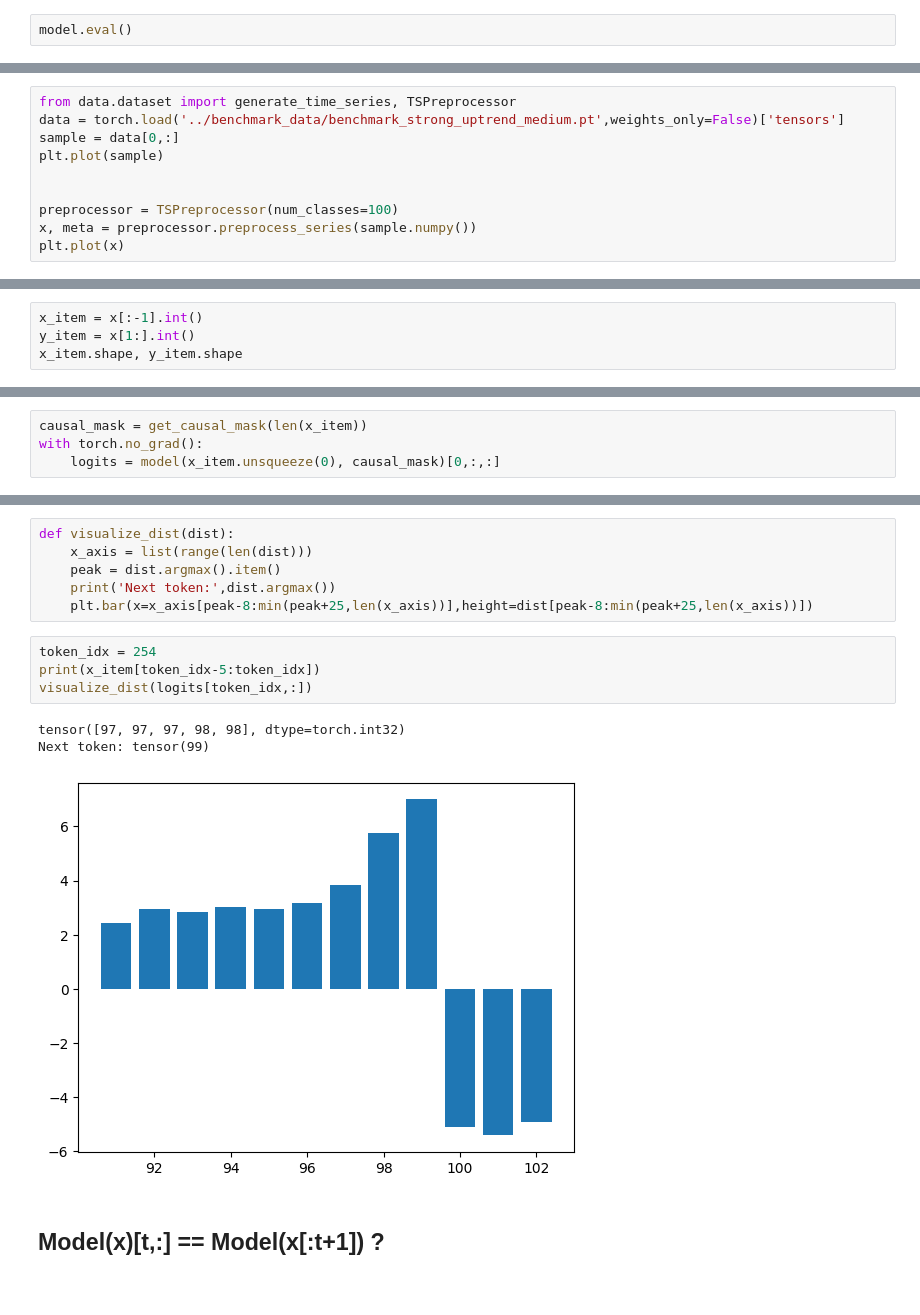
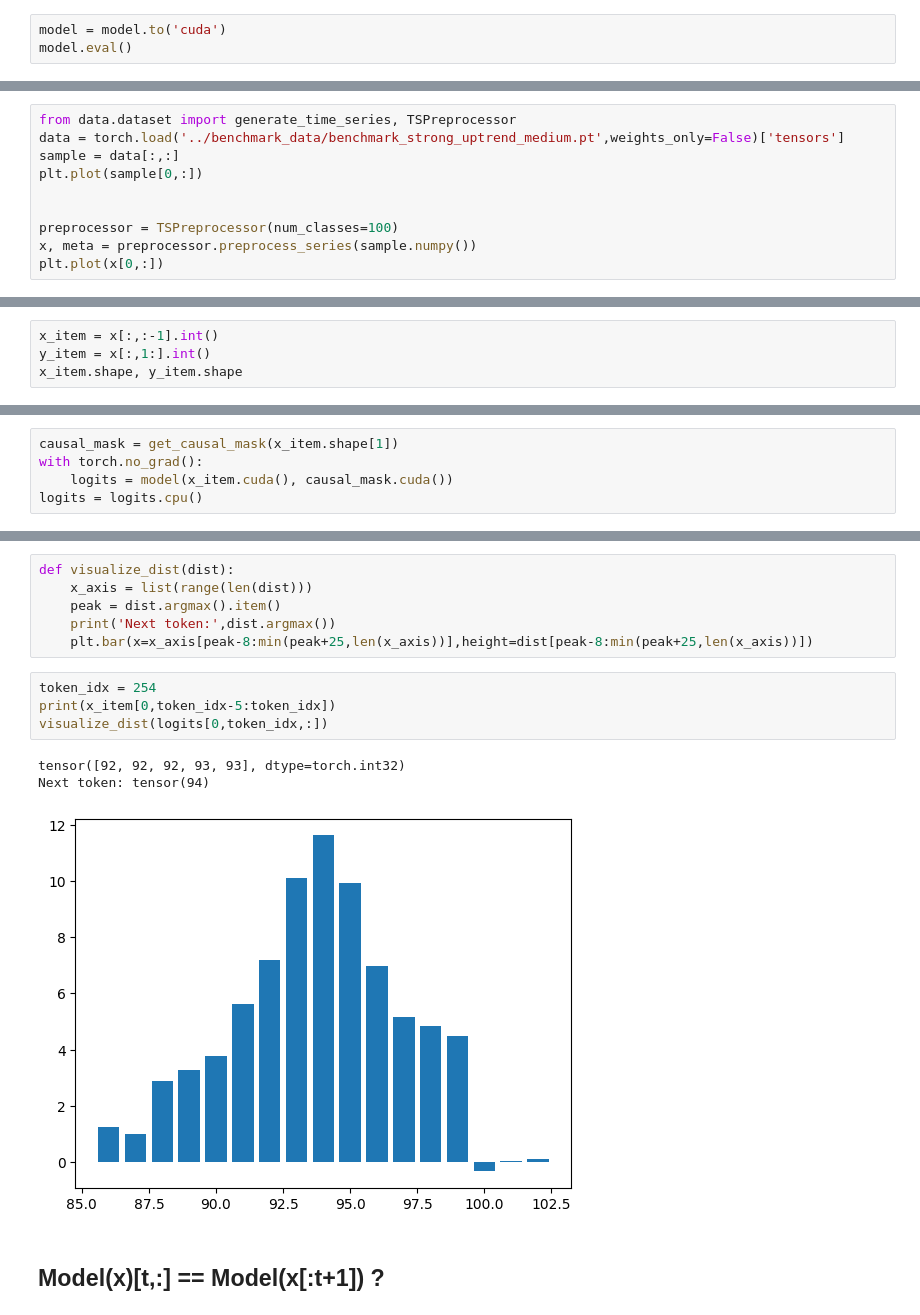
Before and after one commit to Pratik-Doshi-99/time-series-fms, a Jupyter notebook: exploration/benchmark_perf.ipynb, the cells around one changed output, grey strips where cells are left out. Drawn from its saved outputs; the diff is of its cells as text.

```diff
--- a/exploration/benchmark_perf.ipynb
+++ b/exploration/benchmark_perf.ipynb
@@ -106,6 +106,7 @@ model.load_state_dict(state_dict)
 # %% [output]
 <All keys matched successfully>
 # %%
+model = model.to('cuda')
 model.eval()
 # %% [output]
 DecoderOnlyTransformer(
@@ -128,12 +131,12 @@ DecoderOnlyTransformer(
 # %%
 from data.dataset import generate_time_series, TSPreprocessor
 data = torch.load('../benchmark_data/benchmark_strong_uptrend_medium.pt',weights_only=False)['tensors']
-sample = data[0,:]
-plt.plot(sample)
+sample = data[:,:]
+plt.plot(sample[0,:])
 
 
 preprocessor = TSPreprocessor(num_classes=100)
 x, meta = preprocessor.preprocess_series(sample.numpy())
-plt.plot(x)
+plt.plot(x[0,:])
 # %% [output]
 [<matplotlib.lines.Line2D at 0x...>]
@@ -141,7 +144,7 @@ plt.plot(x)
 # %% [markdown]
 ## Prediction
 # %%
-x_item = x[:-1].int()
-y_item = x[1:].int()
+x_item = x[:,:-1].int()
+y_item = x[:,1:].int()
 x_item.shape, y_item.shape
 # %% [output]
@@ -158,7 +161,8 @@ tensor([97, 97, 98, 98, 99], dtype=torch.int32) tensor(99, dtype=torch.int32)
 # %%
-causal_mask = get_causal_mask(len(x_item))
+causal_mask = get_causal_mask(x_item.shape[1])
 with torch.no_grad():
-    logits = model(x_item.unsqueeze(0), causal_mask)[0,:,:]
+    logits = model(x_item.cuda(), causal_mask.cuda())
+logits = logits.cpu()
 # %%
 logits.shape
 # %% [output]
@@ -183,12 +201,12 @@ def visualize_dist(dist):
     plt.bar(x=x_axis[peak-8:min(peak+25,len(x_axis))],height=dist[peak-8:min(peak+25,len(x_axis))])
 # %%
 token_idx = 254
-print(x_item[token_idx-5:token_idx])
-visualize_dist(logits[token_idx,:])
+print(x_item[0,token_idx-5:token_idx])
+visualize_dist(logits[0,token_idx,:])
 # %% [output]
-tensor([97, 97, 97, 98, 98], dtype=torch.int32)
-Next token: tensor(99)
+tensor([92, 92, 92, 93, 93], dtype=torch.int32)
+Next token: tensor(94)
-[figure, old version]
+[figure, new version]
 # %% [markdown]
 ## Model(x)[t,:] == Model(x[:t+1]) ?
 # %%
```
Also changed, not shown: parts of 18 cells of this notebook, 7 other files.
